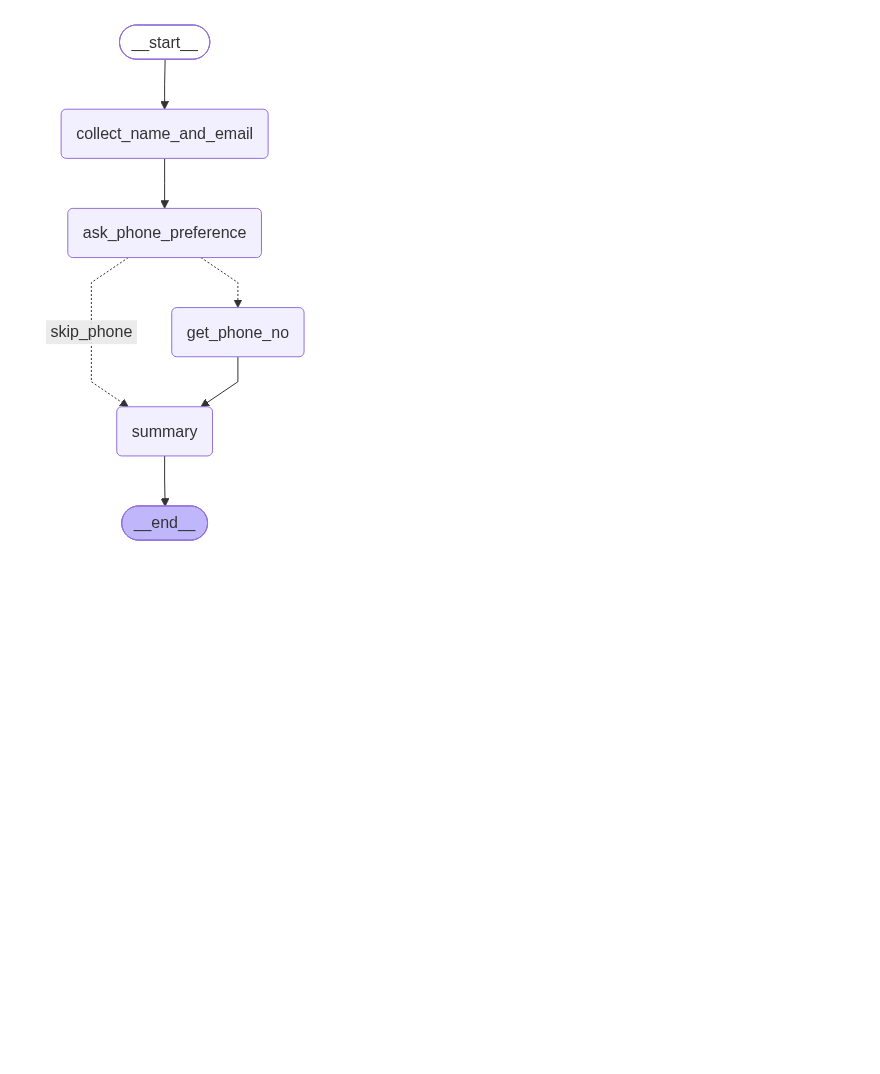
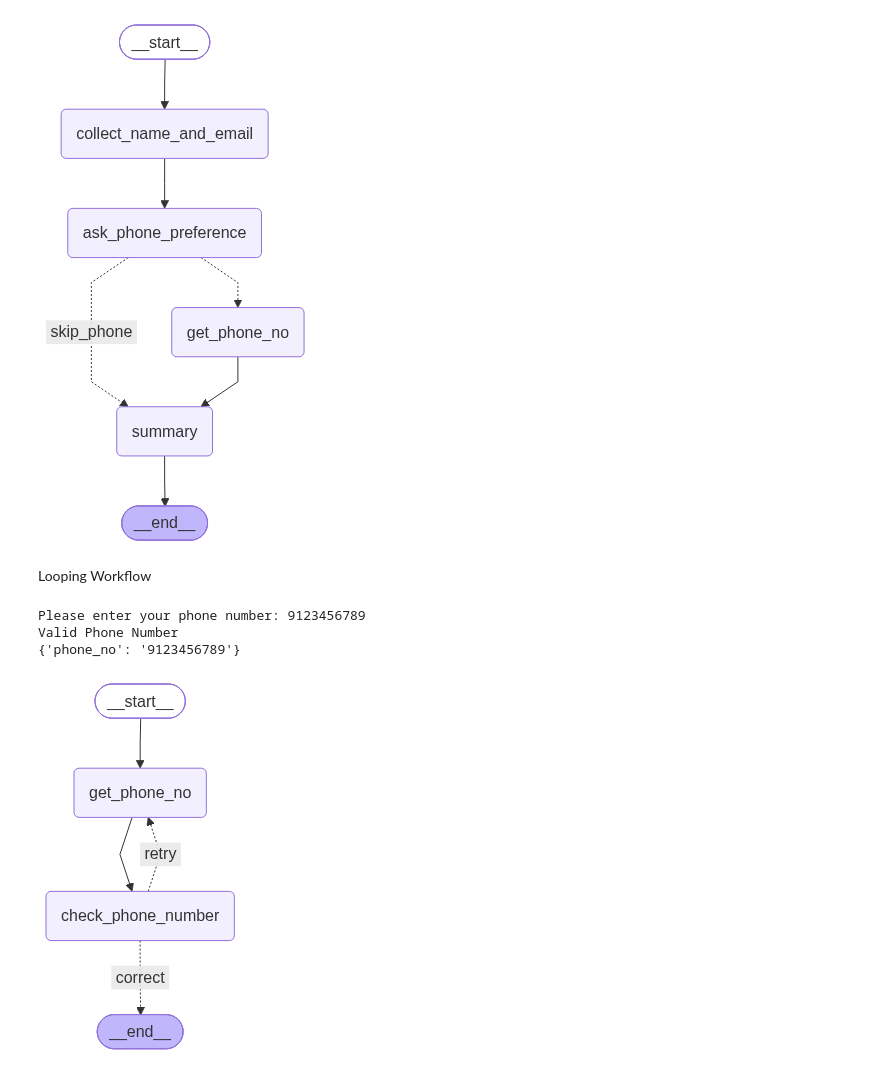
Before and after one commit to devaramanelohith/ai-agents-cookbook, a Jupyter notebook: langgraph/Langgraph_states_and_nodes.ipynb, the cells around one changed output. Cells and saved outputs as stored; diff of their text form; code cells hidden in the pictures; blank space fills up the shorter version.

```diff
--- a/langgraph/Langgraph_states_and_nodes.ipynb
+++ b/langgraph/Langgraph_states_and_nodes.ipynb
@@ -202,3 +202,80 @@ Name: Lohith
 Email: loh@gmail.com
 Phone: Not Provided
 [figure]
+# %% [markdown]
+Looping Workflow
+# %%
+# State
+class State(TypedDict): # Define the structure of the state
+    phone_no: int
+
+
+# Nodes
+# Node 1: Ask the user to enter their phone number
+def get_phone_no(state: State):
+
+    phone_no = input("Please enter your phone number: ")
+    return {
+        "phone_no": phone_no,
+    }
+
+# Node 2: Check whether the phone number is valid
+def check_phone_number(state: State):
+
+    if len(state["phone_no"]) == 10:
+        print("Valid Phone Number")
+    else:
+        print("Invalid Phone number, enter 10 digits...")
+
+    return state
+
+# Condition
+# Decides whether to end the graph or retry input
+def should_continue(state: State):
+
+    if len(state["phone_no"]) == 10:
+        return "correct"
+    else:
+        return "retry"
+    return state
+
+# Graph
+builder = StateGraph(State)
+
+# Add nodes to the graph
+builder.add_node("get_phone_no", get_phone_no)
+builder.add_node("check_phone_number", check_phone_number)
+
+# Define the starting node
+builder.set_entry_point("get_phone_no")
+
+# Define normal flow
+builder.add_edge("get_phone_no","check_phone_number")
+
+# Add conditional routing after validation
+builder.add_conditional_edges(
+    "check_phone_number",
+    should_continue,
+    {
+        "correct": END,
+        "retry": "get_phone_no"
+    }
+)
+
+# Compile the graph
+graph = builder.compile()
+
+
+# Run
+result = graph.invoke({})
+print(result)
+
+
+# Visualization
+from IPython.display import Image, display
+display(Image(graph.get_graph().draw_mermaid_png()))
+# %% [output]
+Please enter your phone number: 9123456789
+Valid Phone Number
+{'phone_no': '9123456789'}
+[figure, added]
```
